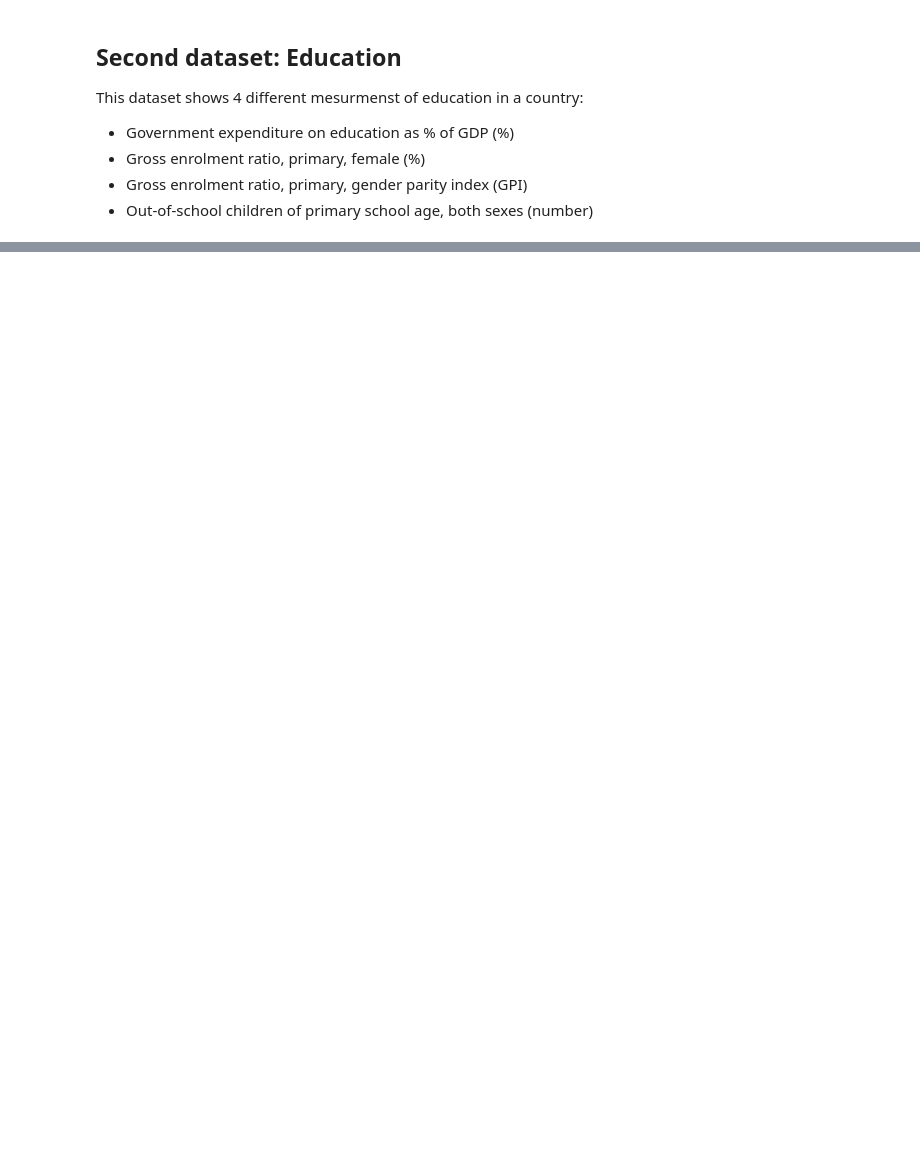
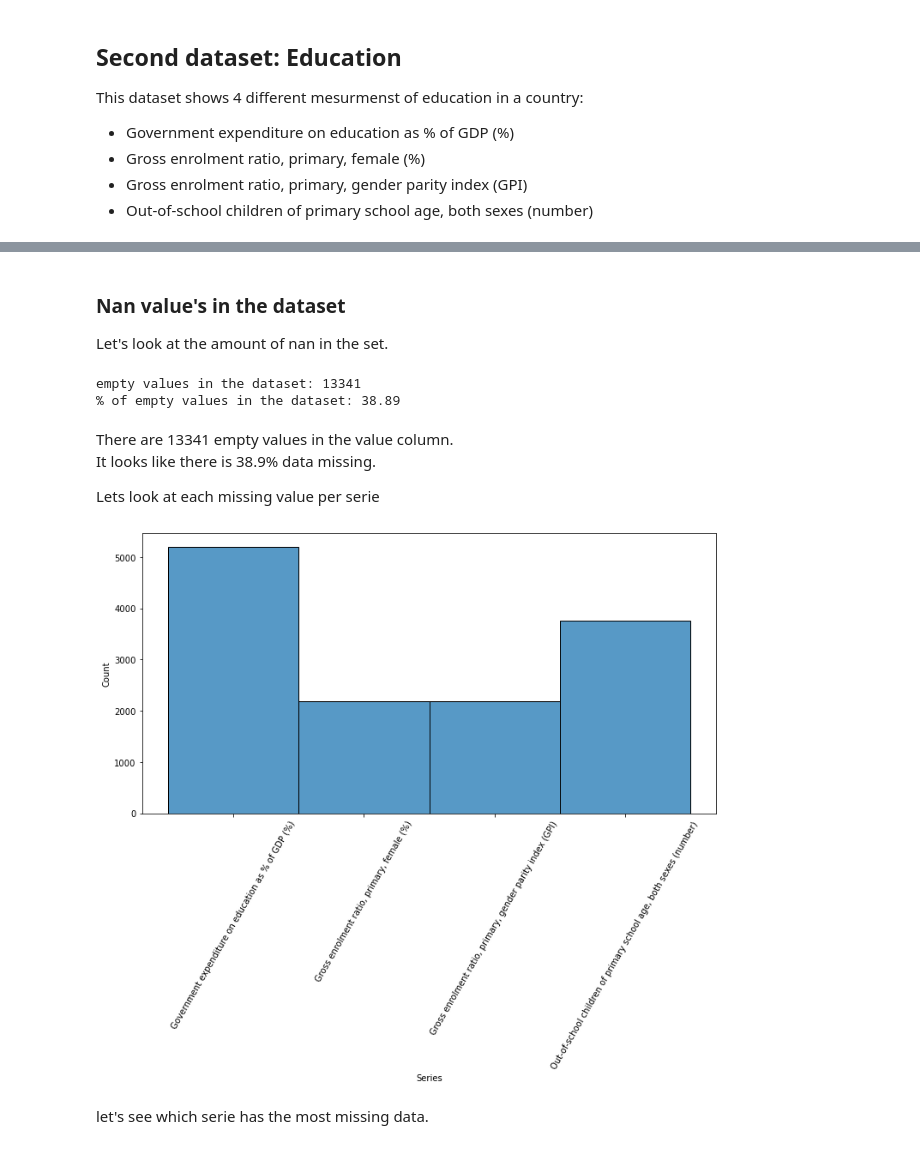
Before and after one commit to applesomthing/Life-Expectancy, a Jupyter notebook: Life Expectancy .ipynb, the cells around one changed output, grey strips where cells are left out. Cells and saved outputs as stored; diff of their text form; code cells hidden in the pictures; blank space fills up the shorter version.

```diff
--- a/Life Expectancy .ipynb
+++ b/Life Expectancy .ipynb
@@ -182,0 +169,21 @@ plt.grid(axis='y')
+# %% [markdown]
+### Nan value's in the dataset
+Let's look at the amount of nan in the set.
+# %%
+print('empty values in the dataset: ' + str((df_edu.isna().values.sum())))
+print('% of empty values in the dataset: ' + str(round((df_edu.isna().values.sum()/len(df_edu)*100),2)))
+# %% [output]
+empty values in the dataset: 13341
+% of empty values in the dataset: 38.89
+# %% [markdown]
+There are 13341 empty values in the value column.
+It looks like there is 38.9% data missing.
+
+Lets look at each missing value per serie
+# %%
+plt.figure(figsize=(12,6))
+sns.histplot(data=df_edu[df_edu['value'].isna()], x='Series')
+plt.xticks(rotation=60)
+plt.show()
+# %% [output]
+[figure, added]
@@ -182,0 +194,2 @@ plt.grid(axis='y')
+# %% [markdown]
+let's see which serie has the most missing data.
```
Also changed, not shown: parts of 23 cells of this notebook, 1 other file.
